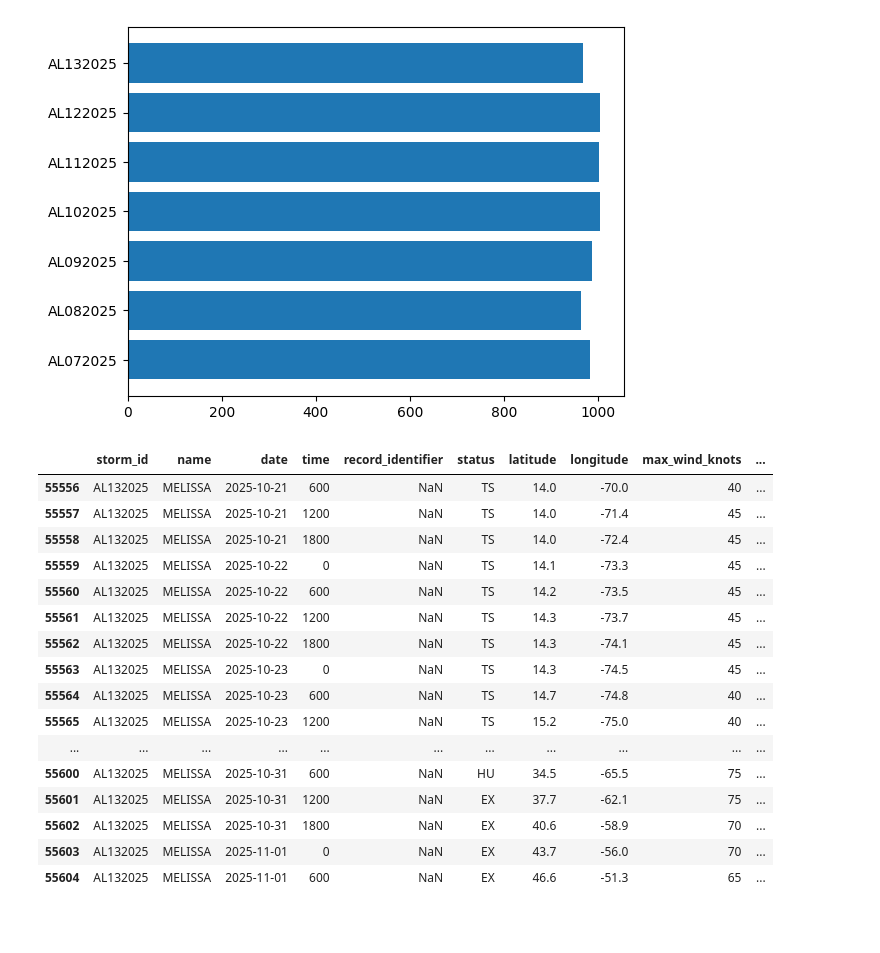
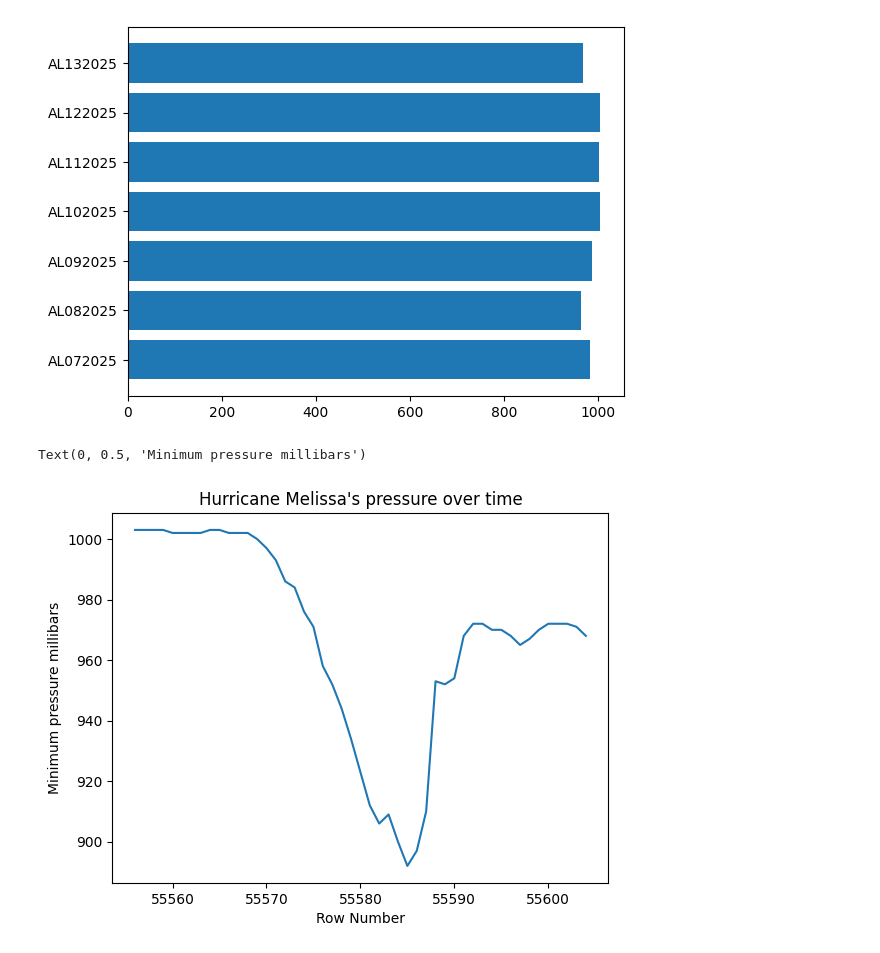
Before and after one commit to Erica4397/for_coding_camp1, a Jupyter notebook: ForCodingCampNotebook.ipynb, the cells around one changed output. Drawn from its saved outputs; the diff is of its cells as text; code cells hidden in the pictures; blank space fills up the shorter version.

```diff
--- a/ForCodingCampNotebook.ipynb
+++ b/ForCodingCampNotebook.ipynb
@@ -124,25 +124,15 @@ plt.barh(means.index, means.values)
 # %% [output]
 <BarContainer object of 7 artists>
 [figure]
-# %%
-df_melissa = df.tail(49)
-
-df_melissa
-# %% [output]
-|  | storm_id | name | date | time | record_identifier | status | latitude | longitude | max_wind_knots | ... |
-| 55556 | AL132025 | MELISSA | 2025-10-21 | 600 | NaN | TS | 14.0 | -70.0 | 40 | ... |
-| 55557 | AL132025 | MELISSA | 2025-10-21 | 1200 | NaN | TS | 14.0 | -71.4 | 45 | ... |
-| 55558 | AL132025 | MELISSA | 2025-10-21 | 1800 | NaN | TS | 14.0 | -72.4 | 45 | ... |
-| 55559 | AL132025 | MELISSA | 2025-10-22 | 0 | NaN | TS | 14.1 | -73.3 | 45 | ... |
-| 55560 | AL132025 | MELISSA | 2025-10-22 | 600 | NaN | TS | 14.2 | -73.5 | 45 | ... |
-| 55561 | AL132025 | MELISSA | 2025-10-22 | 1200 | NaN | TS | 14.3 | -73.7 | 45 | ... |
-| 55562 | AL132025 | MELISSA | 2025-10-22 | 1800 | NaN | TS | 14.3 | -74.1 | 45 | ... |
-| 55563 | AL132025 | MELISSA | 2025-10-23 | 0 | NaN | TS | 14.3 | -74.5 | 45 | ... |
-| 55564 | AL132025 | MELISSA | 2025-10-23 | 600 | NaN | TS | 14.7 | -74.8 | 40 | ... |
-| 55565 | AL132025 | MELISSA | 2025-10-23 | 1200 | NaN | TS | 15.2 | -75.0 | 40 | ... |
-| ... | ... | ... | ... | ... | ... | ... | ... | ... | ... | ... |
-| 55600 | AL132025 | MELISSA | 2025-10-31 | 600 | NaN | HU | 34.5 | -65.5 | 75 | ... |
-| 55601 | AL132025 | MELISSA | 2025-10-31 | 1200 | NaN | EX | 37.7 | -62.1 | 75 | ... |
-| 55602 | AL132025 | MELISSA | 2025-10-31 | 1800 | NaN | EX | 40.6 | -58.9 | 70 | ... |
-| 55603 | AL132025 | MELISSA | 2025-11-01 | 0 | NaN | EX | 43.7 | -56.0 | 70 | ... |
-| 55604 | AL132025 | MELISSA | 2025-11-01 | 600 | NaN | EX | 46.6 | -51.3 | 65 | ... |
+# %%
+df_melissa = df_nodup.tail(49)
+df_melissa
+
+plt.plot(df_melissa.index, df_melissa['min_pressure_mb'])
+
+plt.title("Hurricane Melissa's pressure over time")
+plt.xlabel('Row Number')
+plt.ylabel('Minimum pressure millibars')
+# %% [output]
+Text(0, 0.5, 'Minimum pressure millibars')
+[figure, added]
```
